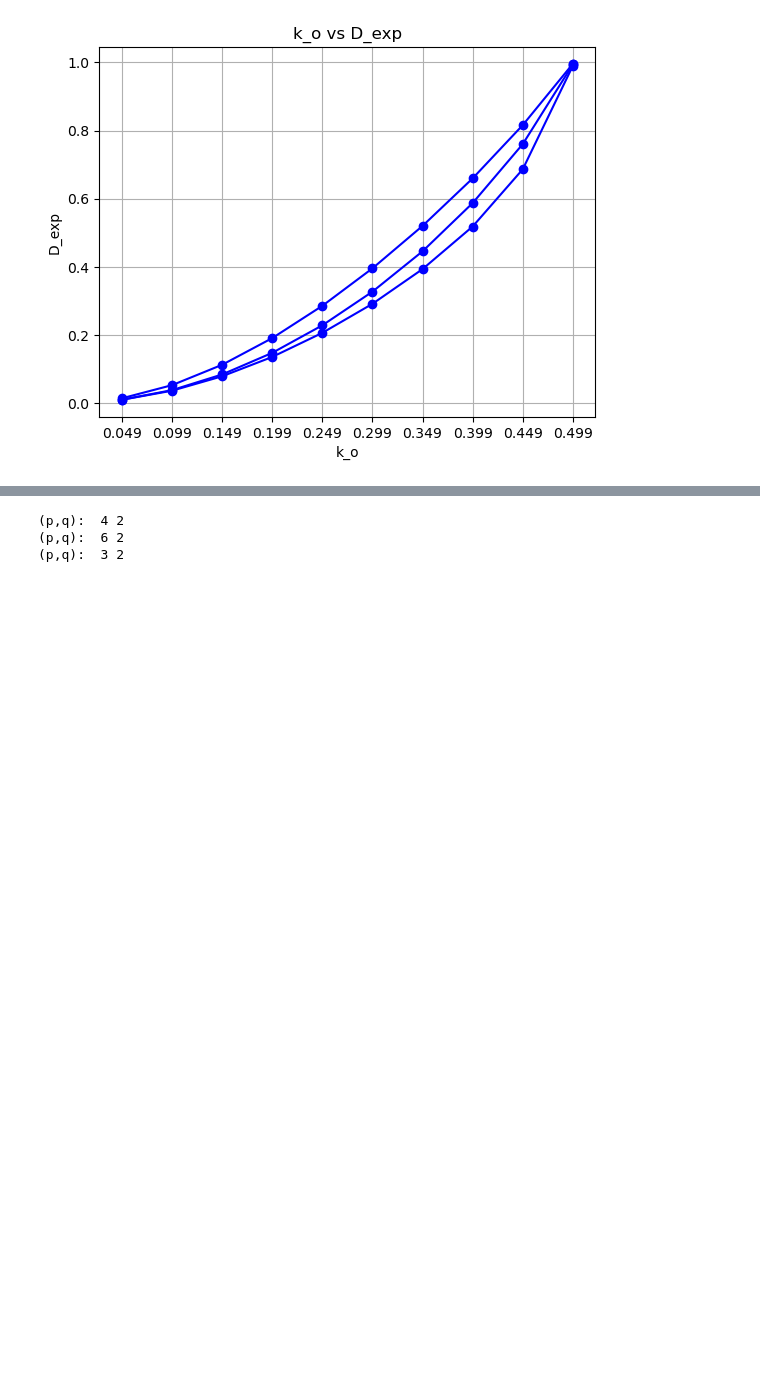
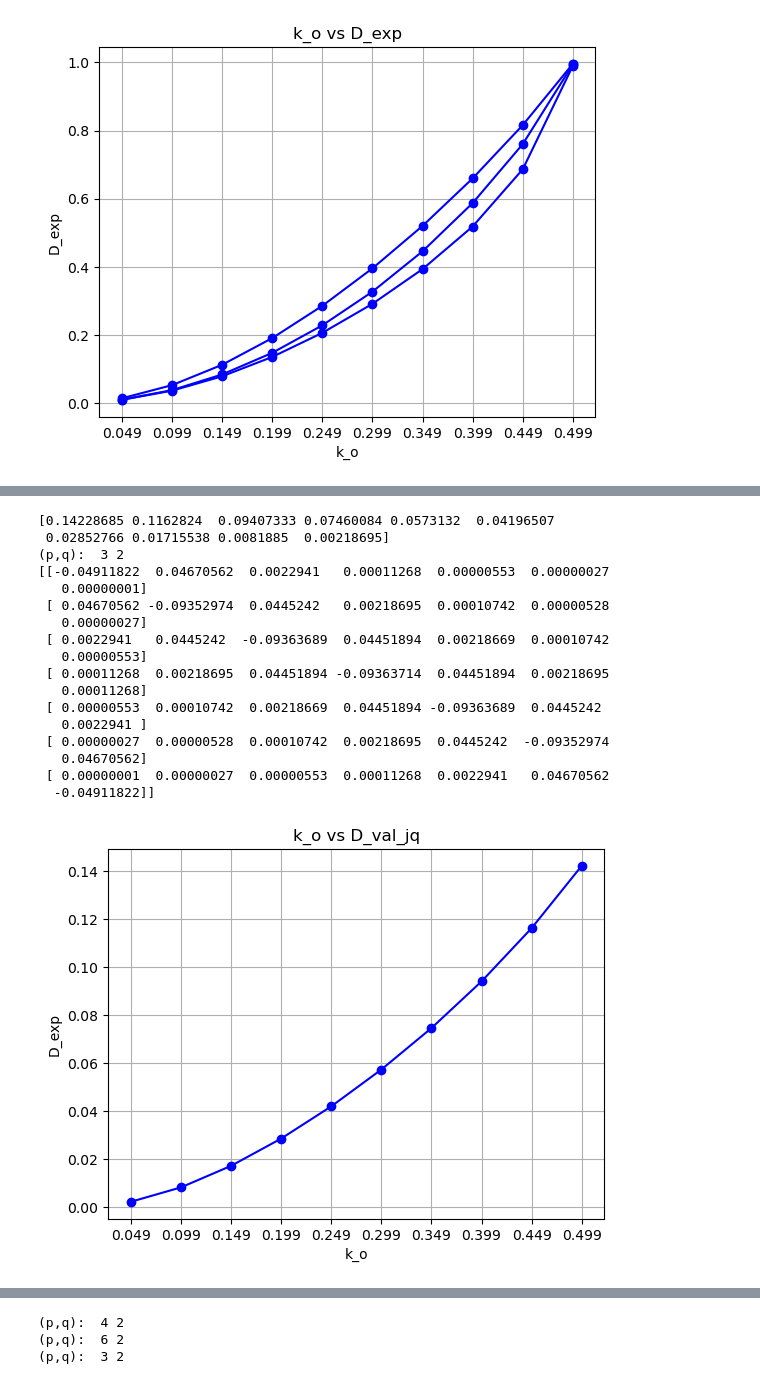
Before and after one commit to lukelc23/Analysis, a Jupyter notebook: inverse_computation_solutions.ipynb, the cells around one changed output, grey strips where cells are left out. Saved outputs shown, nothing was run; the diff lists cells and outputs as text; code cells hidden in the pictures; blank space fills up the shorter version.

```diff
--- a/inverse_computation_solutions.ipynb
+++ b/inverse_computation_solutions.ipynb
@@ -1046,0 +1047,23 @@ plot_D_val_q_alpha_prime(5,3)
+# %%
+
+plot_D_val_q_alpha_prime(3,2)
+print(create_D_ij_matrix())
+# %% [output]
+[0.14228685 0.1162824  0.09407333 0.07460084 0.0573132  0.04196507
+ 0.02852766 0.01715538 0.0081885  0.00218695]
+(p,q):  3 2
+[[-0.04911822  0.04670562  0.0022941   0.00011268  0.00000553  0.00000027
+   0.00000001]
+ [ 0.04670562 -0.09352974  0.0445242   0.00218695  0.00010742  0.00000528
+   0.00000027]
+ [ 0.0022941   0.0445242  -0.09363689  0.04451894  0.00218669  0.00010742
+   0.00000553]
+ [ 0.00011268  0.00218695  0.04451894 -0.09363714  0.04451894  0.00218695
+   0.00011268]
+ [ 0.00000553  0.00010742  0.00218669  0.04451894 -0.09363689  0.0445242
+   0.0022941 ]
+ [ 0.00000027  0.00000528  0.00010742  0.00218695  0.0445242  -0.09352974
+   0.04670562]
+ [ 0.00000001  0.00000027  0.00000553  0.00011268  0.0022941   0.04670562
+  -0.04911822]]
+[figure, added]
```
Also changed, not shown: parts of 5 cells of this notebook, 2 other files.
